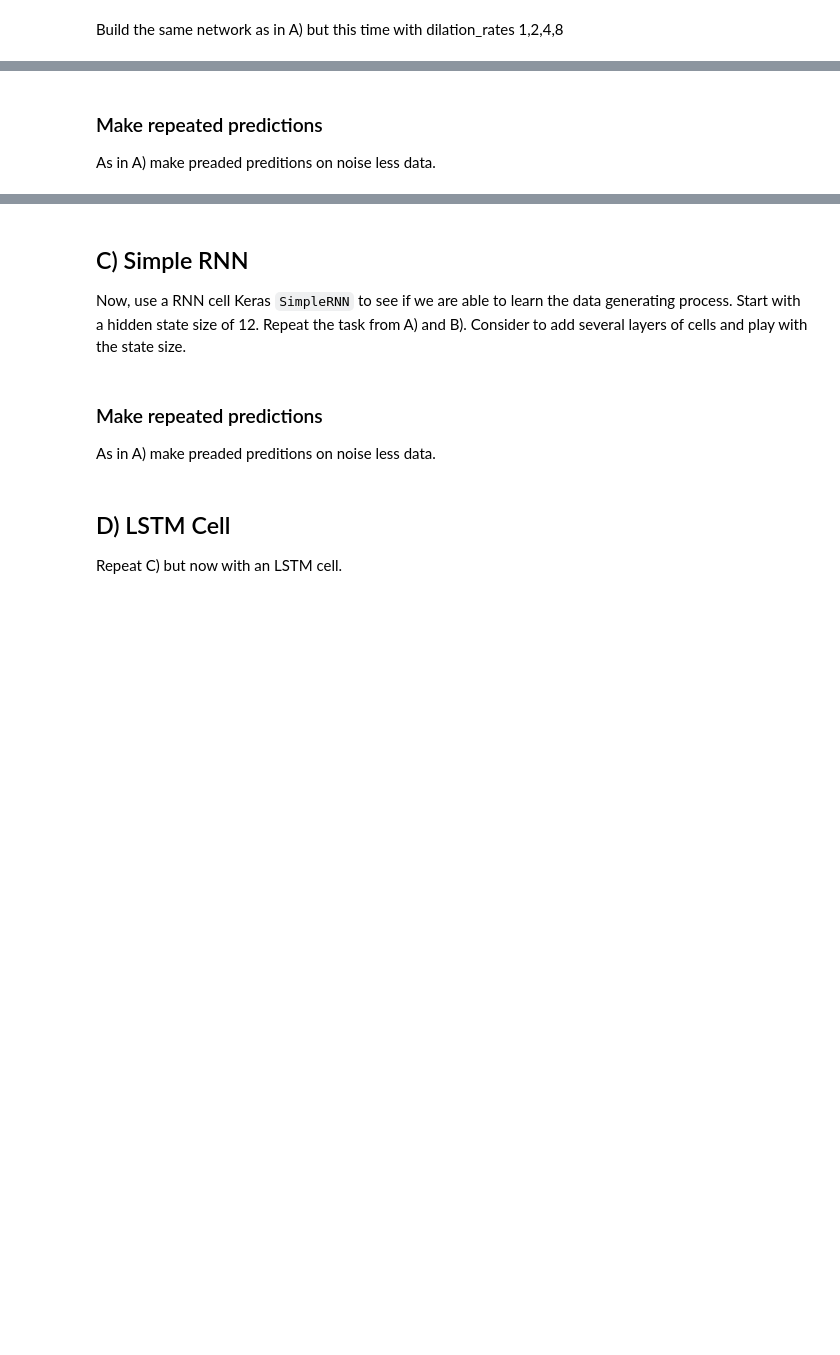
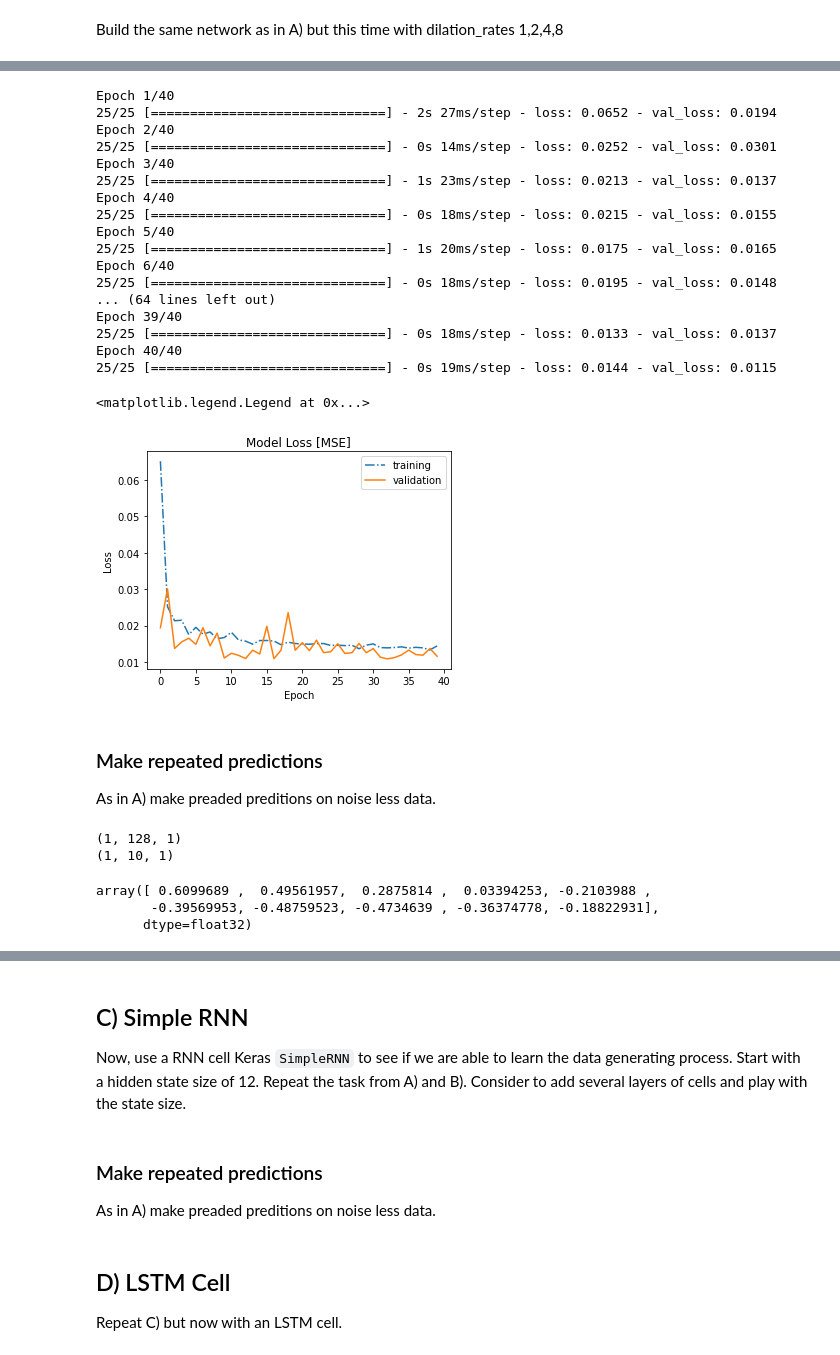
Before and after one commit to schmuecker/machine-learning-course, a Jupyter notebook: Deep Learning/03 rnn/03.1/LSTM_vs_1DConv_no_solution.ipynb, the cells around one changed output, grey strips where cells are left out. Saved outputs shown, nothing was run; the diff lists cells and outputs as text; code cells hidden in the pictures; blank space fills up the shorter version.

```diff
--- a/Deep Learning/03 rnn/03.1/LSTM_vs_1DConv_no_solution.ipynb
+++ b/Deep Learning/03 rnn/03.1/LSTM_vs_1DConv_no_solution.ipynb
@@ -225,3 +225,27 @@ Here we define a Neural network with 1D convolutions and "causal" padding, this
 ![](https://i.stack.imgur.com/20xRe.png)
 # %% [markdown]
 Build the same network as in A) but this time with dilation_rates 1,2,4,8
+# %%
+
+def slice(x, slice_length):
+    return x[:,-slice_length:,:]
+
+model2 = keras.Sequential()
+
+# Layers
+model2.add(Convolution1D(32, kernel_size=5, batch_input_shape=(None, None, 1), padding="causal", dilation_rate=1))
+
+model2.add(Convolution1D(32, kernel_size=5, padding="causal", dilation_rate=2))
+
+model2.add(Convolution1D(32, kernel_size=5, padding="causal", dilation_rate=4))
+
+model2.add(Convolution1D(32, kernel_size=5, padding="causal",dilation_rate=8))
+
+model2.add(Dense(1))
+
+model2.add(Lambda(slice, arguments={'slice_length':look_ahead}))
+
+# Model
+model2.compile(loss="mean_squared_error")
+
+model2.summary()
@@ -228,3 +270,52 @@ Build the same network as in A) but this time with dilation_rates 1,2,4,8
+# %%
+X_train = X[:799]
+Y_train = Y[:799]
+X_valid = X[800:]
+Y_valid = Y[800:]
+
+history = model2.fit(X_train, Y_train, validation_data=(X_valid, Y_valid), epochs=40)
+
+# Plot
+plt.figure(figsize=(12,4))
+
+plt.subplot(1,2,(2))
+plt.plot(history.history['loss'], linestyle='-.')
+plt.plot(history.history['val_loss'])
+plt.title('Model Loss [MSE]')
+plt.ylabel('Loss')
+plt.xlabel('Epoch')
+plt.legend(['training', 'validation'], loc='upper right')
+# %% [output]
+Epoch 1/40
+25/25 [==============================] - 2s 27ms/step - loss: 0.0652 - val_loss: 0.0194
+Epoch 2/40
+25/25 [==============================] - 0s 14ms/step - loss: 0.0252 - val_loss: 0.0301
+Epoch 3/40
+25/25 [==============================] - 1s 23ms/step - loss: 0.0213 - val_loss: 0.0137
+Epoch 4/40
+25/25 [==============================] - 0s 18ms/step - loss: 0.0215 - val_loss: 0.0155
+Epoch 5/40
+25/25 [==============================] - 1s 20ms/step - loss: 0.0175 - val_loss: 0.0165
+Epoch 6/40
+25/25 [==============================] - 0s 18ms/step - loss: 0.0195 - val_loss: 0.0148
+... (64 lines left out)
+Epoch 39/40
+25/25 [==============================] - 0s 18ms/step - loss: 0.0133 - val_loss: 0.0137
+Epoch 40/40
+25/25 [==============================] - 0s 19ms/step - loss: 0.0144 - val_loss: 0.0115
+<matplotlib.legend.Legend at 0x...>
+[figure, added]
 # %% [markdown]
 ### Make repeated predictions
 As in A) make preaded preditions on noise less data.
+# %%
+x_test,y_test = gen_data(size=1,noise=0.0)
+print(x_test.shape)
+print(y_test.shape)
+model2.predict(x_test).reshape(-1)#Predicts 10 value
+# %% [output]
+(1, 128, 1)
+(1, 10, 1)
+array([ 0.6099689 ,  0.49561957,  0.2875814 ,  0.03394253, -0.2103988 ,
+       -0.39569953, -0.48759523, -0.4734639 , -0.36374778, -0.18822931],
+      dtype=float32)
```
Also changed, not shown: parts of 6 cells of this notebook.
